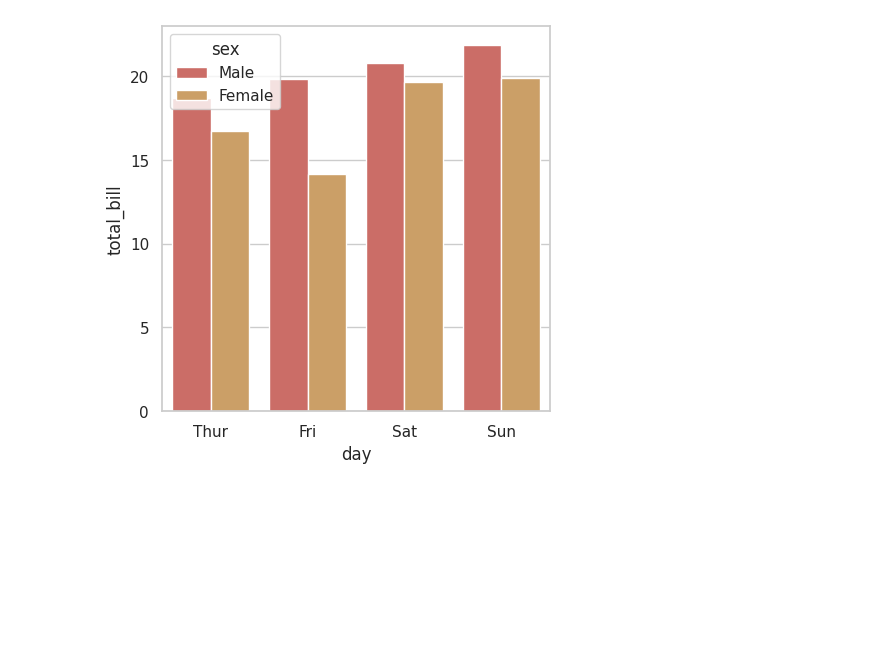
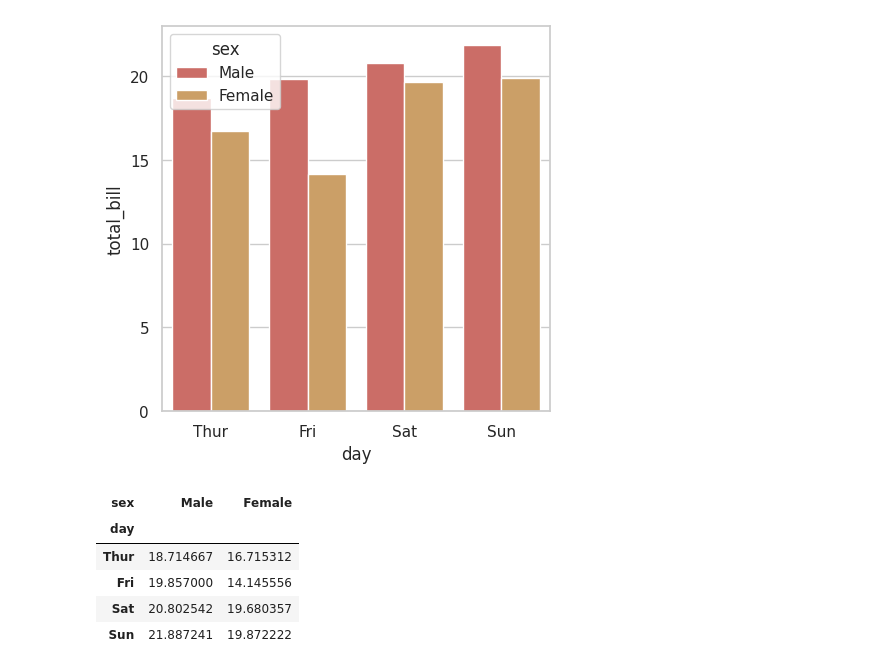
Before and after one commit to kalzumaki/exploring-data, a Jupyter notebook: chp08/code8-1.ipynb, the cells around one changed output. Drawn from its saved outputs; the diff is of its cells as text; code cells hidden in the pictures; blank space fills up the shorter version.

```diff
--- a/chp08/code8-1.ipynb
+++ b/chp08/code8-1.ipynb
@@ -27,3 +27,13 @@ sns.barplot(data=df, x="day", y="total_bill", hue="sex", estimator='mean', error
 plt.show()
 # %% [output]
 [figure]
+# %%
+df2 = df.pivot_table(index= 'day', columns='sex', values='total_bill', aggfunc='mean' , observed=True)
+df2
+# %% [output]
+| sex | Male | Female |
+| day |  |  |
+| Thur | 18.714667 | 16.715312 |
+| Fri | 19.857000 | 14.145556 |
+| Sat | 20.802542 | 19.680357 |
+| Sun | 21.887241 | 19.872222 |
```
Also changed, not shown: parts of 2 cells of this notebook, 12 other files.
